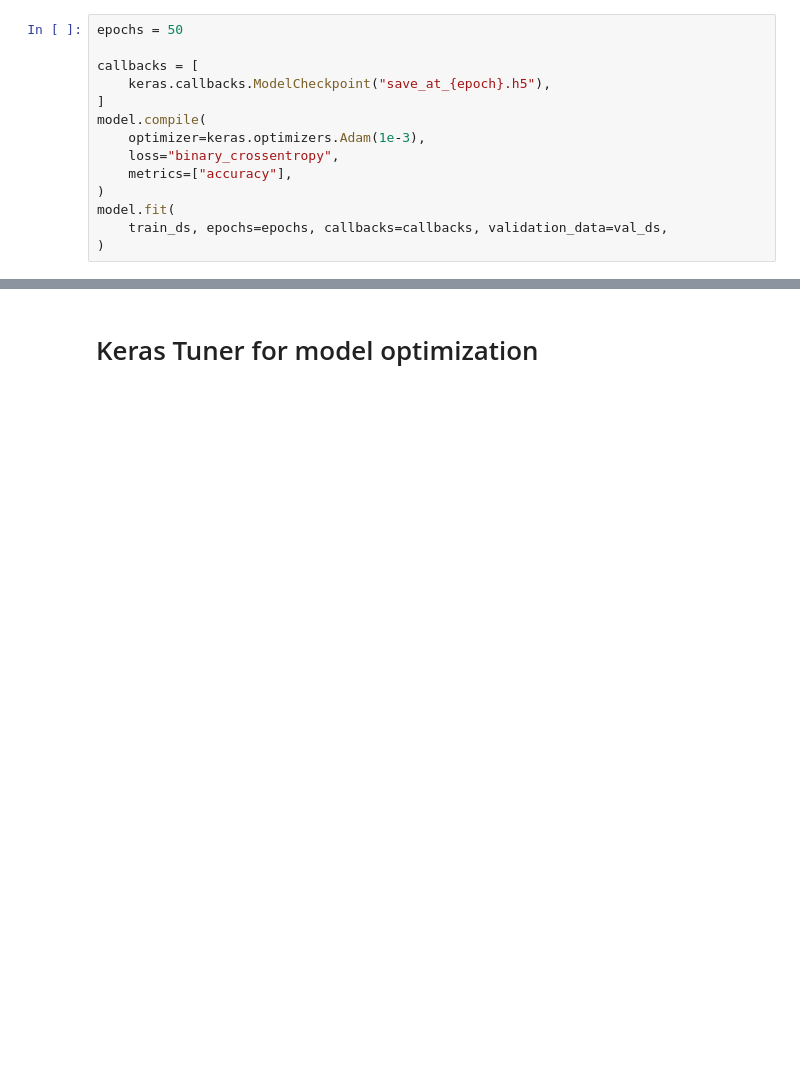
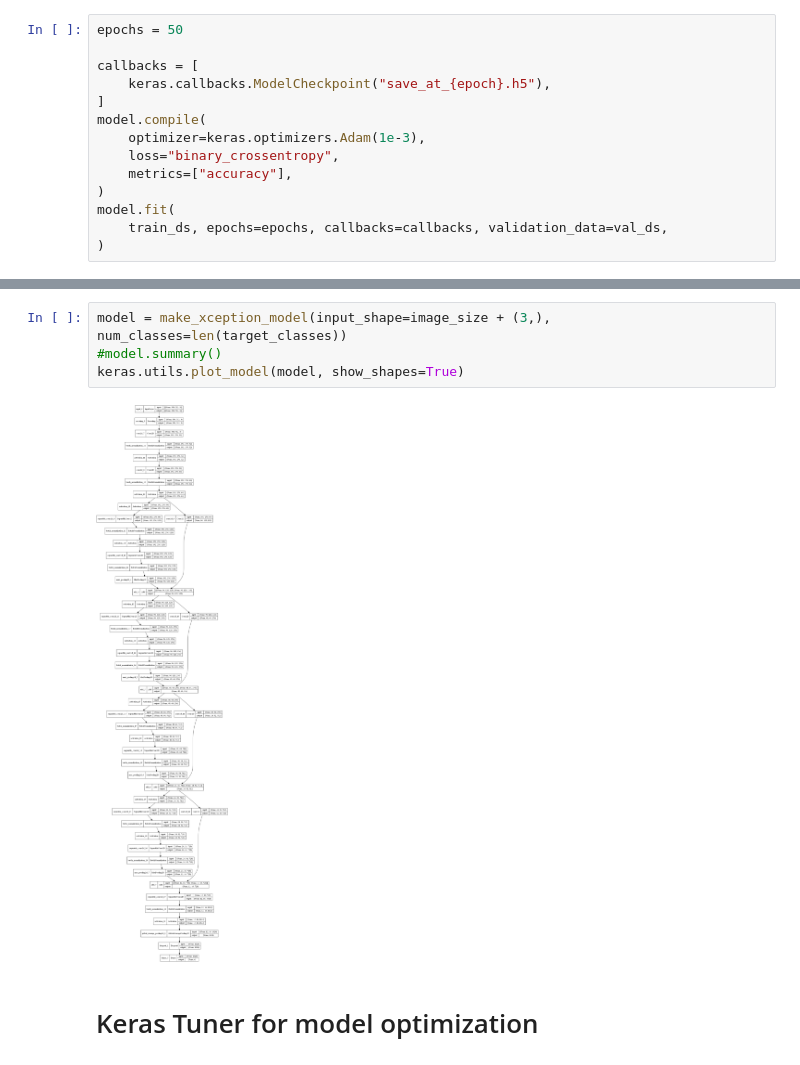
Before and after one commit to Farooq-azam-khan/cps803-course-project, a Jupyter notebook: notebooks/3 - neural network.ipynb, the cells around one changed output, grey strips where cells are left out. Drawn from its saved outputs; the diff is of its cells as text; blank space fills up the shorter version.

```diff
--- a/notebooks/3 - neural network.ipynb
+++ b/notebooks/3 - neural network.ipynb
@@ -124,2 +236,8 @@ model.fit(
+# %%
+model = make_xception_model(input_shape=image_size + (3,), num_classes=len(target_classes))
+#model.summary()
+keras.utils.plot_model(model, show_shapes=True)
+# %% [output]
+[figure, added]
 # %% [markdown]
 # Keras Tuner for model optimization
```
Also changed, not shown: parts of 15 cells of this notebook, 3 other files.
